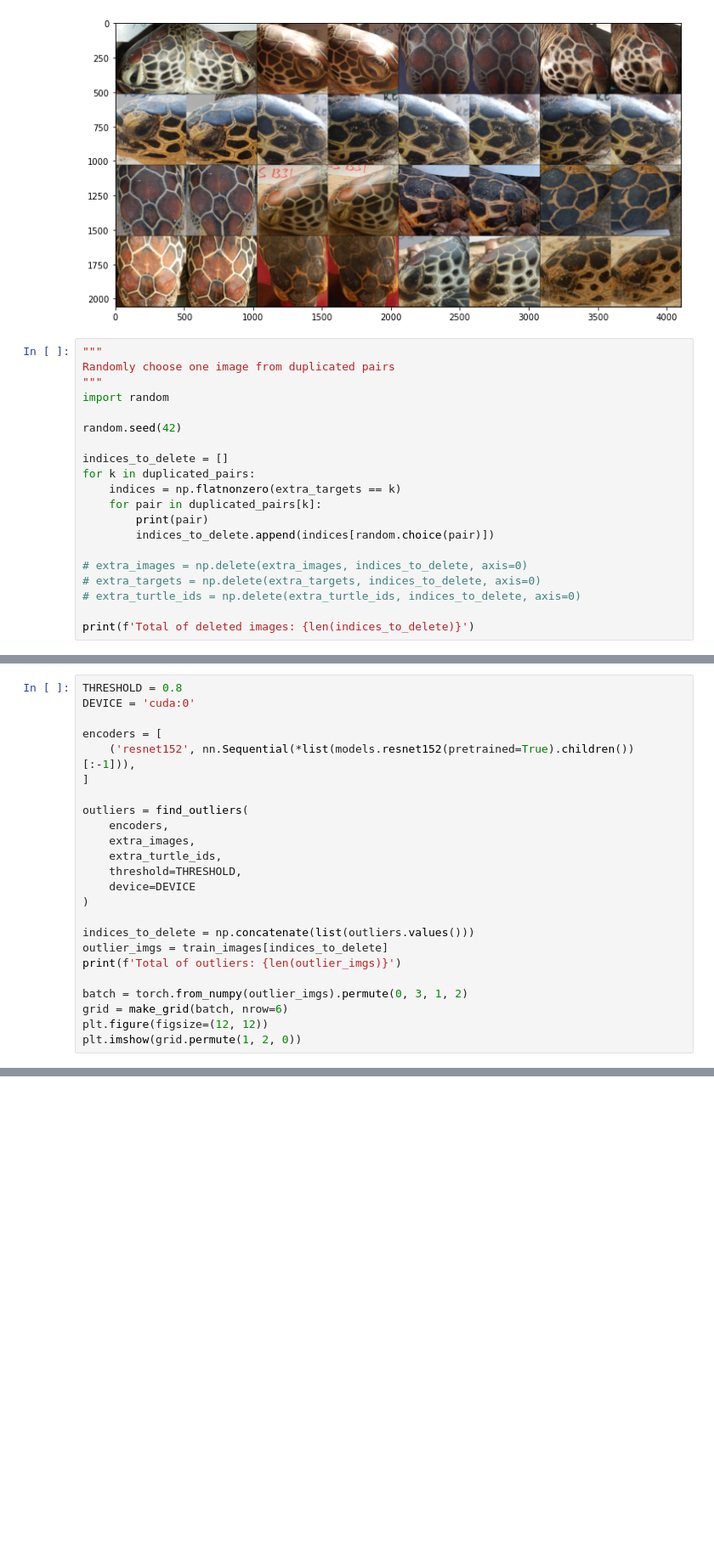
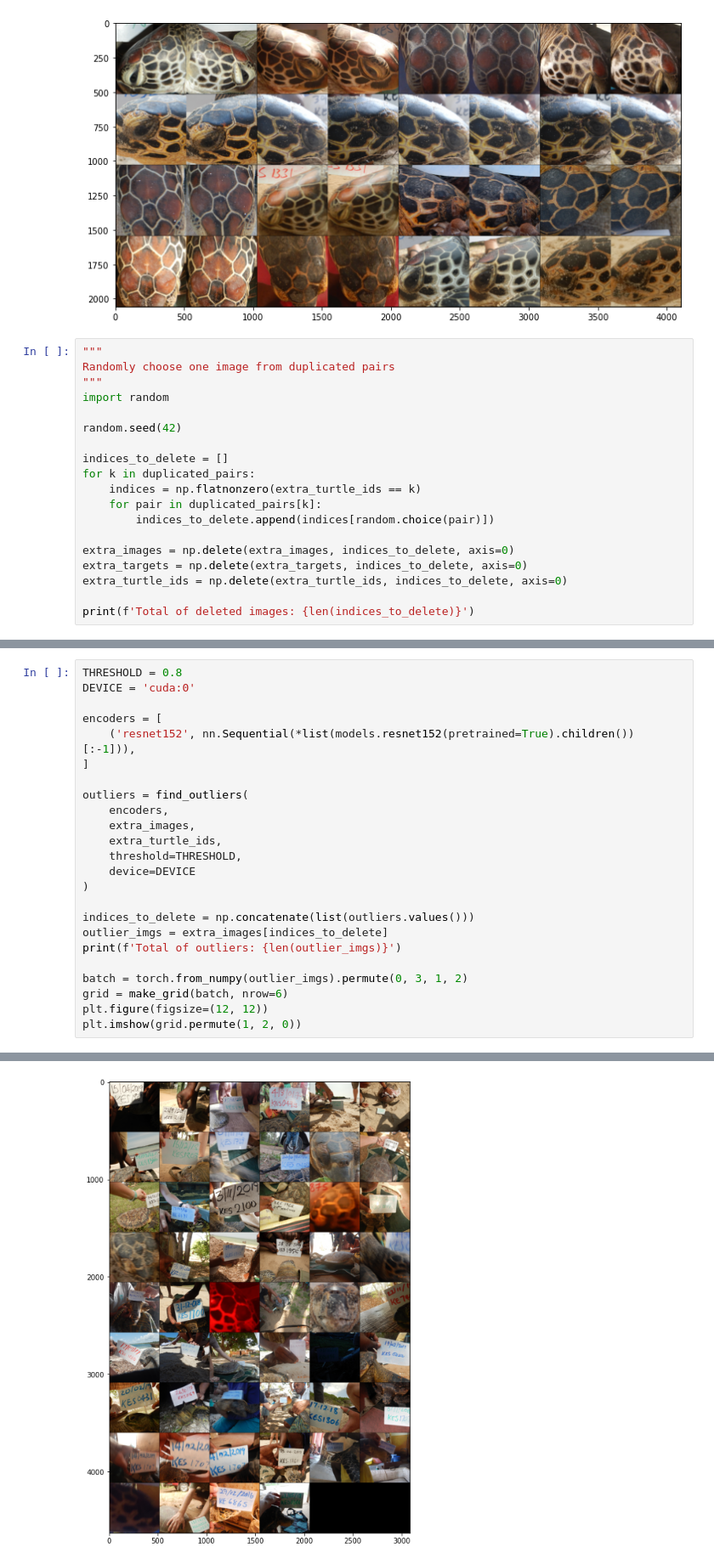
Before and after one commit to marcell-llerena/turtle-recall-classification, a Jupyter notebook: notebooks/data_cleaning.ipynb, the cells around one changed output, grey strips where cells are left out. Shown at 85% size. Cells and saved outputs as stored; diff of their text form; blank space fills up the shorter version.

Commit message:
turtle recall data cleaning notebook

```diff
--- a/notebooks/data_cleaning.ipynb
+++ b/notebooks/data_cleaning.ipynb
@@ -351,14 +351,13 @@ random.seed(42)
 
 indices_to_delete = []
 for k in duplicated_pairs:
-    indices = np.flatnonzero(extra_targets == k)
+    indices = np.flatnonzero(extra_turtle_ids == k)
     for pair in duplicated_pairs[k]:
-        print(pair)
         indices_to_delete.append(indices[random.choice(pair)])
 
-# extra_images = np.delete(extra_images, indices_to_delete, axis=0)
-# extra_targets = np.delete(extra_targets, indices_to_delete, axis=0)
-# extra_turtle_ids = np.delete(extra_turtle_ids, indices_to_delete, axis=0)
+extra_images = np.delete(extra_images, indices_to_delete, axis=0)
+extra_targets = np.delete(extra_targets, indices_to_delete, axis=0)
+extra_turtle_ids = np.delete(extra_turtle_ids, indices_to_delete, axis=0)
 
 print(f'Total of deleted images: {len(indices_to_delete)}')
 # %% [output]
@@ -382,10 +379,11 @@ outliers = find_outliers(
 )
 
 indices_to_delete = np.concatenate(list(outliers.values()))
-outlier_imgs = train_images[indices_to_delete]
+outlier_imgs = extra_images[indices_to_delete]
 print(f'Total of outliers: {len(outlier_imgs)}')
 
 batch = torch.from_numpy(outlier_imgs).permute(0, 3, 1, 2)
 grid = make_grid(batch, nrow=6)
 plt.figure(figsize=(12, 12))
 plt.imshow(grid.permute(1, 2, 0))
+# %% [output]
@@ -392,3 +393,4 @@ plt.imshow(grid.permute(1, 2, 0))
+[figure, added]
 # %%
 import pickle
 
```
Also changed, not shown: parts of 2 cells of this notebook.
